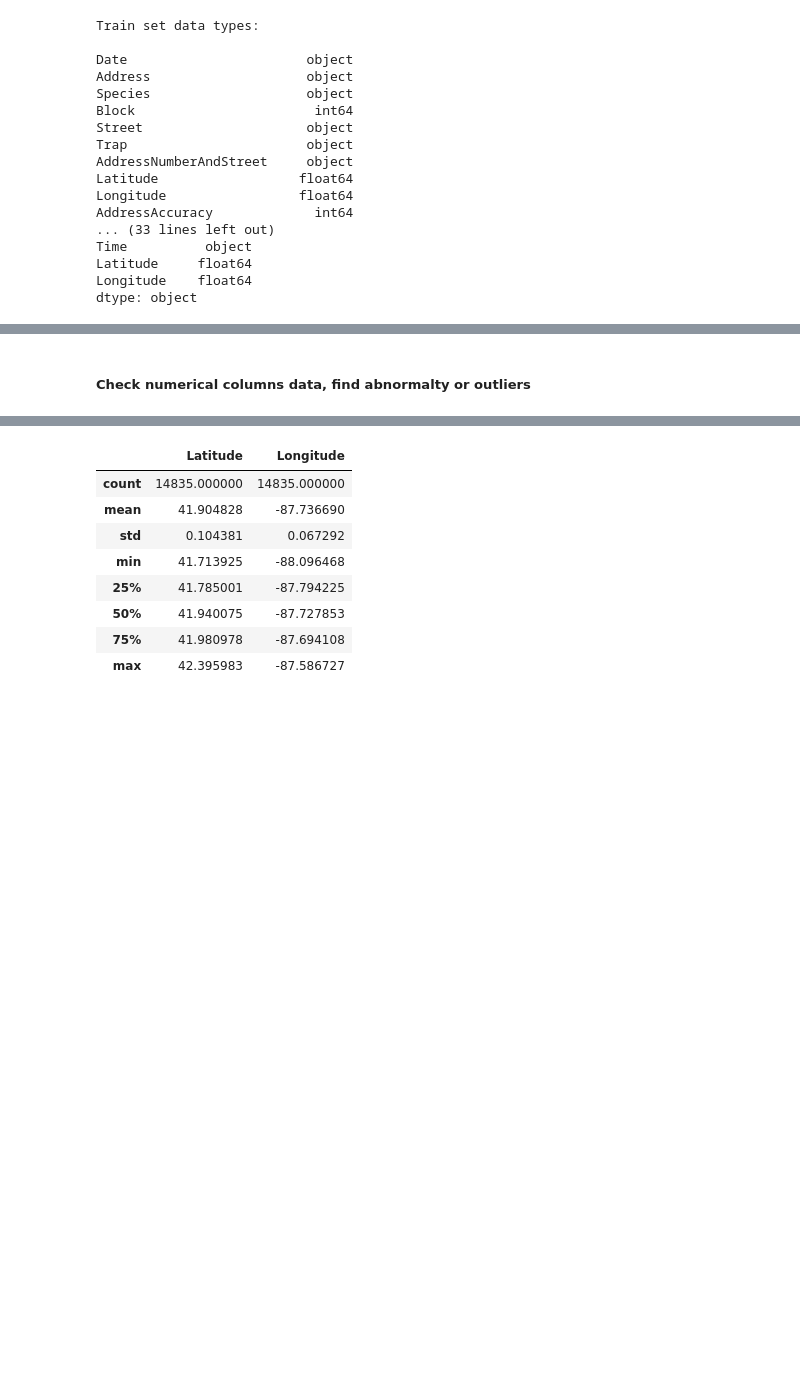
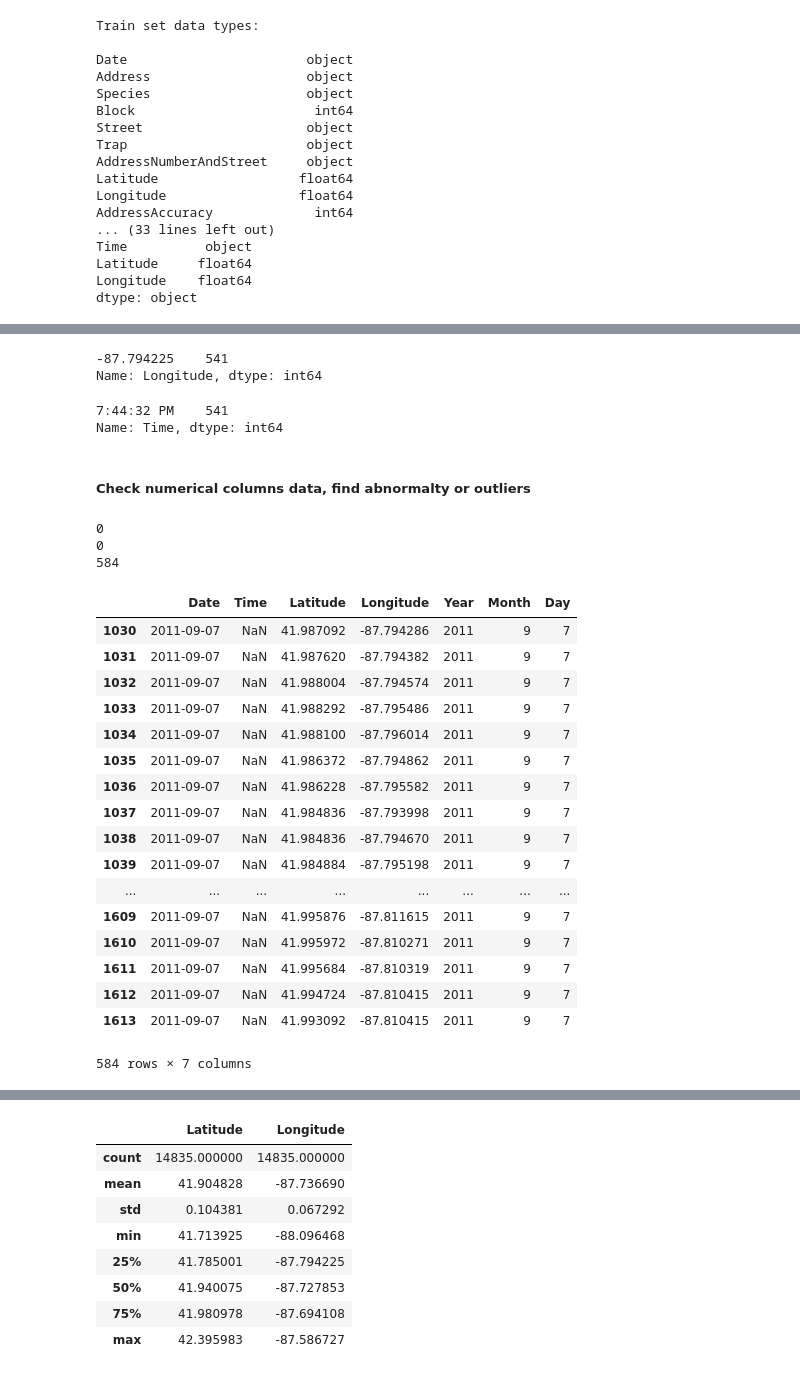
Before and after one commit to leticiabeeck/predict_west_nile_virus, a Jupyter notebook: 01.Intro(EDA, Feature Engineering).ipynb, the cells around one changed output, grey strips where cells are left out. Drawn from its saved outputs; the diff is of its cells as text; code cells hidden in the pictures; blank space fills up the shorter version.

```diff
--- a/01.Intro(EDA, Feature Engineering).ipynb
+++ b/01.Intro(EDA, Feature Engineering).ipynb
@@ -41,5 +74,45 @@ dtype: object
+# %%
+# it seems the duplicated data.
+spray[spray.Time == "7:44:32 PM"]
+# %% [output]
+-87.794225    541
+Name: Longitude, dtype: int64
+# %%
+spray[spray.Longitude == -87.794225]['Time'].value_counts()
+# %% [output]
+7:44:32 PM    541
+Name: Time, dtype: int64
 # %% [markdown]
 ##### Check numerical columns data, find abnormalty or outliers
+# %%
+print(train.isnull().sum().sum())
+print(weather.isnull().sum().sum())
+print(spray.isnull().sum().sum())
+# %% [output]
+0
+0
+584
+# %%
+spray[spray['Time'].isnull()]
+# %% [output]
+|  | Date | Time | Latitude | Longitude | Year | Month | Day |
+| 1030 | 2011-09-07 | NaN | 41.987092 | -87.794286 | 2011 | 9 | 7 |
+| 1031 | 2011-09-07 | NaN | 41.987620 | -87.794382 | 2011 | 9 | 7 |
+| 1032 | 2011-09-07 | NaN | 41.988004 | -87.794574 | 2011 | 9 | 7 |
+| 1033 | 2011-09-07 | NaN | 41.988292 | -87.795486 | 2011 | 9 | 7 |
+| 1034 | 2011-09-07 | NaN | 41.988100 | -87.796014 | 2011 | 9 | 7 |
+| 1035 | 2011-09-07 | NaN | 41.986372 | -87.794862 | 2011 | 9 | 7 |
+| 1036 | 2011-09-07 | NaN | 41.986228 | -87.795582 | 2011 | 9 | 7 |
+| 1037 | 2011-09-07 | NaN | 41.984836 | -87.793998 | 2011 | 9 | 7 |
+| 1038 | 2011-09-07 | NaN | 41.984836 | -87.794670 | 2011 | 9 | 7 |
+| 1039 | 2011-09-07 | NaN | 41.984884 | -87.795198 | 2011 | 9 | 7 |
+| ... | ... | ... | ... | ... | ... | ... | ... |
+| 1609 | 2011-09-07 | NaN | 41.995876 | -87.811615 | 2011 | 9 | 7 |
+| 1610 | 2011-09-07 | NaN | 41.995972 | -87.810271 | 2011 | 9 | 7 |
+| 1611 | 2011-09-07 | NaN | 41.995684 | -87.810319 | 2011 | 9 | 7 |
+| 1612 | 2011-09-07 | NaN | 41.994724 | -87.810415 | 2011 | 9 | 7 |
+| 1613 | 2011-09-07 | NaN | 41.993092 | -87.810415 | 2011 | 9 | 7 |
+584 rows × 7 columns
 # %%
 train.describe()
 # %% [output]
```
Also changed, not shown: parts of 20 cells of this notebook.
